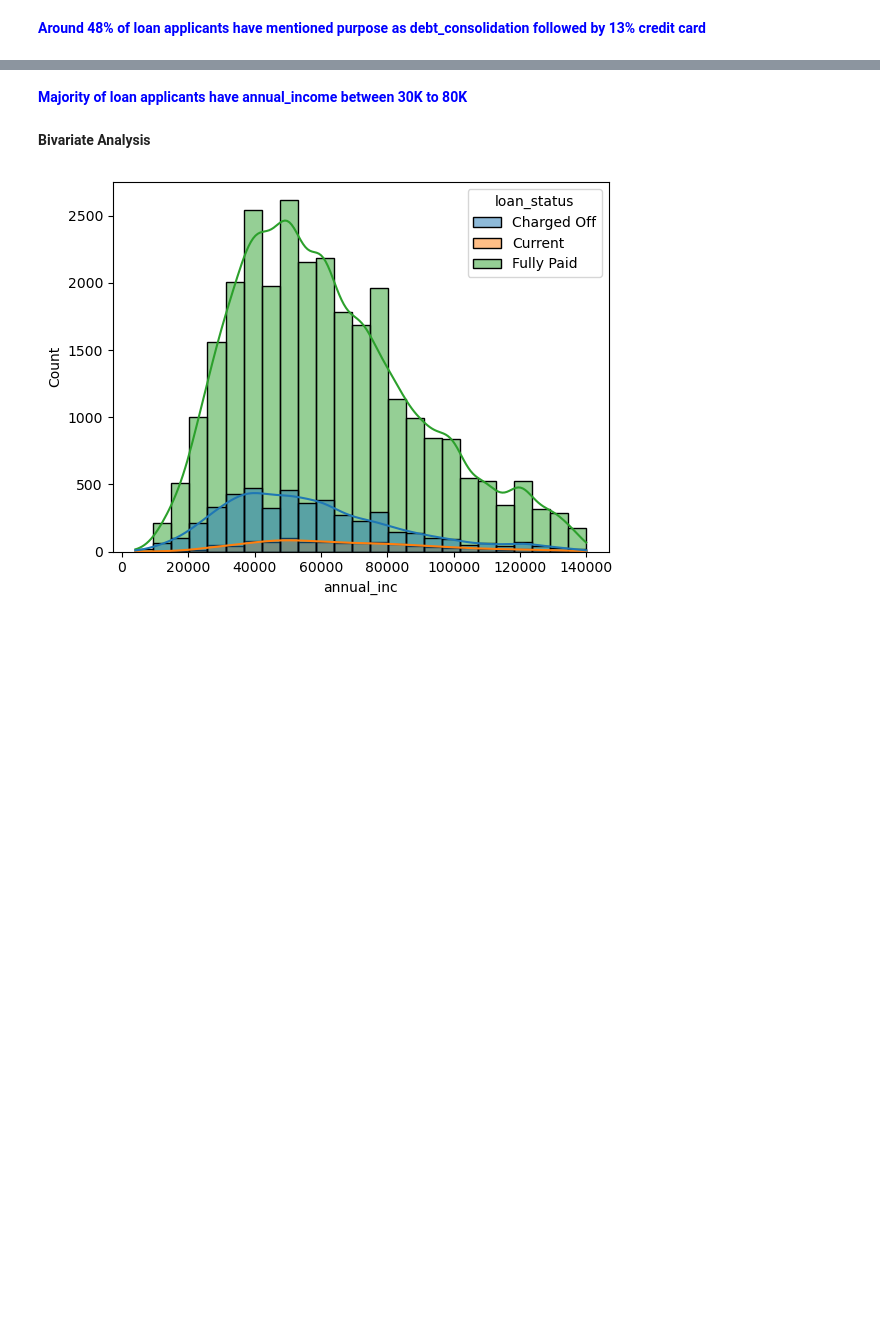
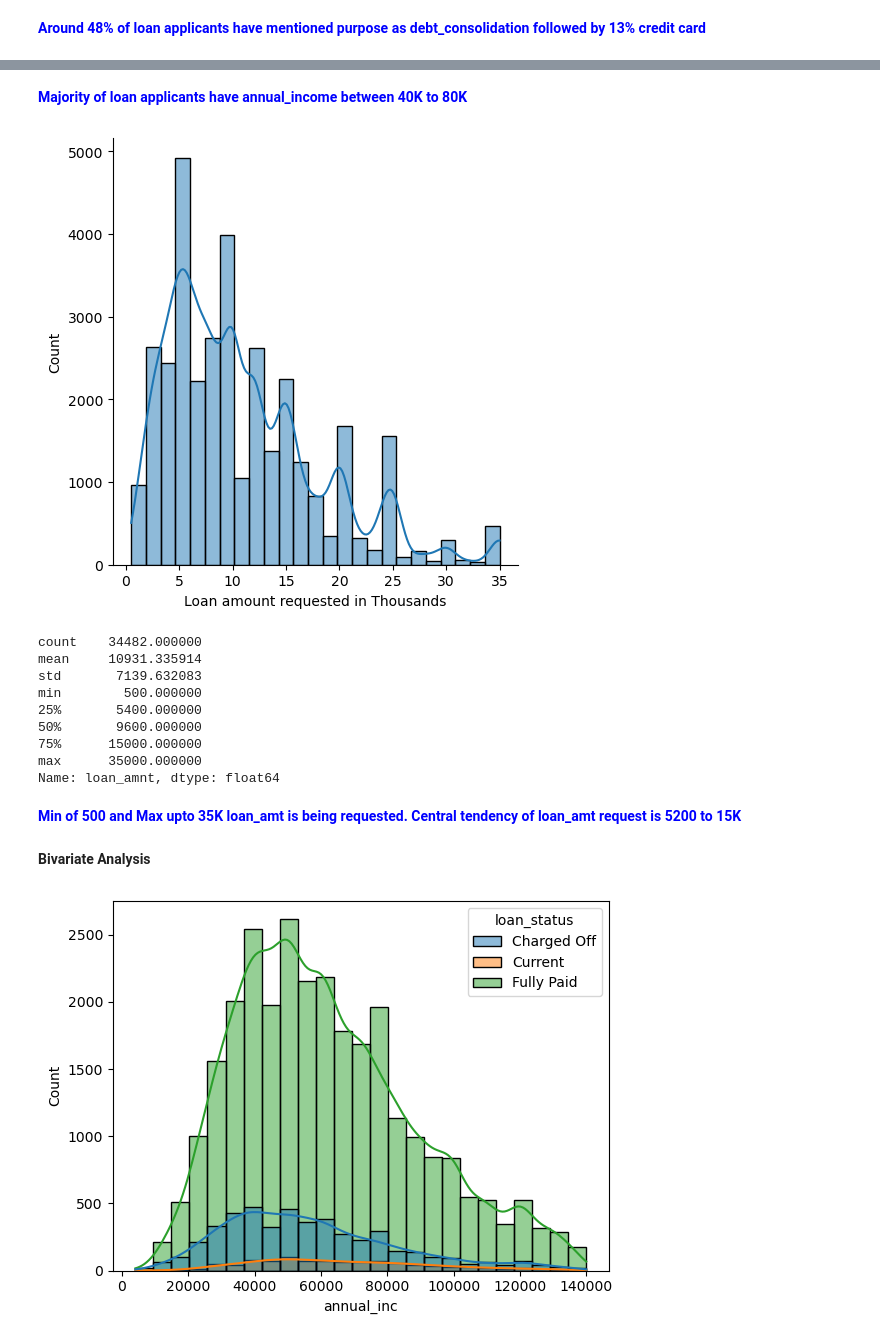
Before and after one commit to slkanthi/LendingClubCaseStudy, a Jupyter notebook: SreeLakshmiKanthi.ipynb, the cells around one changed output, grey strips where cells are left out. Saved outputs shown, nothing was run; the diff lists cells and outputs as text; code cells hidden in the pictures; blank space fills up the shorter version.

```diff
--- a/SreeLakshmiKanthi.ipynb
+++ b/SreeLakshmiKanthi.ipynb
@@ -258,5 +304,24 @@ plt.show()
 # %% [markdown]
-<font color=blue>__Majority of loan applicants have annual_income between 30K to 80K__</font>
+<font color=blue>__Majority of loan applicants have annual_income between 40K to 80K__</font>
+# %%
+# Understanding how much loan_amnt is commonly being requested by borrowers
+sns.displot(loan_data.loan_amnt/1000,bins=25,kde=True)
+plt.xlabel('Loan amount requested in Thousands')
+plt.show()
+loan_data.loan_amnt.describe()
+# %% [output]
+[figure, added]
+count    34482.000000
+mean     10931.335914
+std       7139.632083
+min        500.000000
+25%       5400.000000
+50%       9600.000000
+75%      15000.000000
+max      35000.000000
+Name: loan_amnt, dtype: float64
+# %% [markdown]
+<font color=blue>__Min of 500 and Max upto 35K loan_amt is being requested. Central tendency of loan_amt request is 5200 to 15K__</font>
 # %% [markdown]
 __Bivariate Analysis__
 # %%
```
Also changed, not shown: parts of 21 cells of this notebook, 1 other file.
